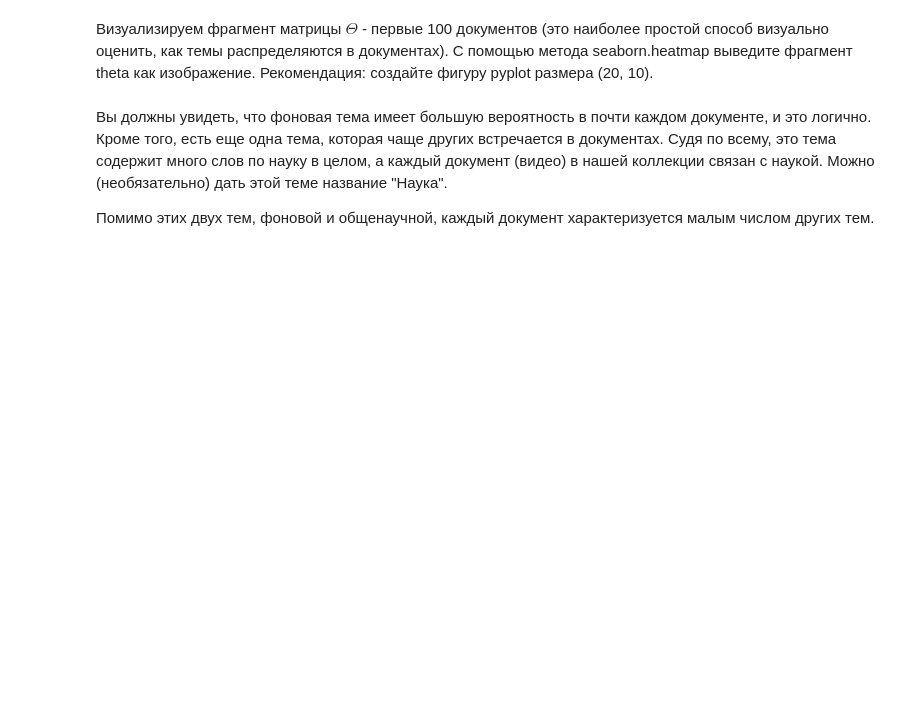
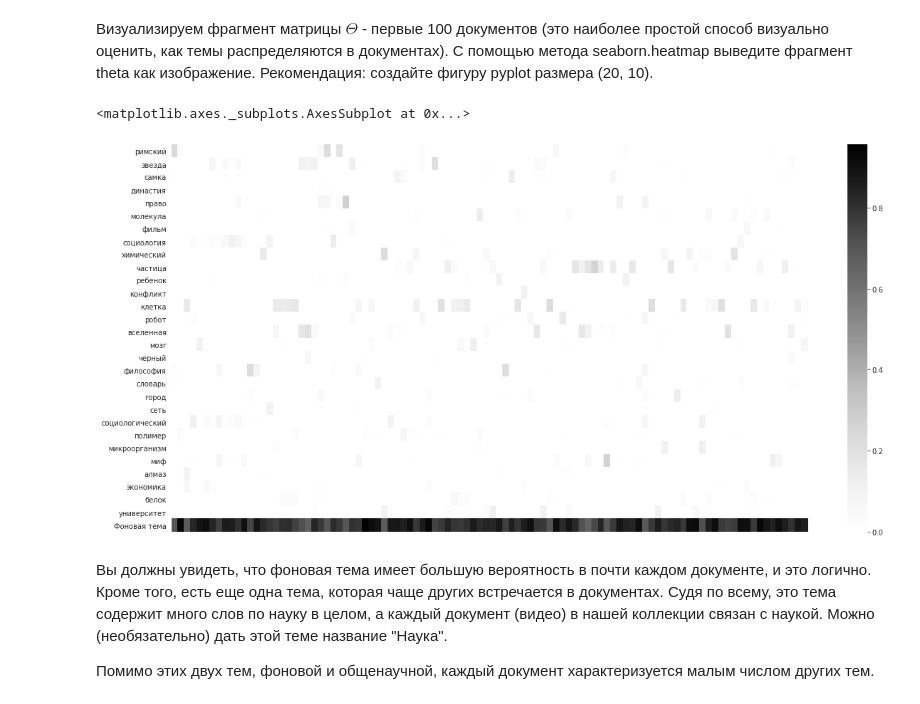
Before and after one commit to heorhii-bolotov/Python-Projects, a Jupyter notebook: CourseraML3/W4T2.ipynb, the cells around one changed output. Cells and saved outputs as stored; diff of their text form; code cells hidden in the pictures; blank space fills up the shorter version.

```diff
--- a/CourseraML3/W4T2.ipynb
+++ b/CourseraML3/W4T2.ipynb
@@ -67,3 +107,5 @@ topic_names=["sbj"+str(i) for i in range(T-1)]+["bcg"]
 Выполните еще 15 проходов по коллекции.
 # %%
 # Ваш код
+%%time
+model_artm.fit_offline(batch_vectorizer=batch_vectorizer, num_collection_passes=15)
@@ -75,0 +125,5 @@ topic_names=["sbj"+str(i) for i in range(T-1)]+["bcg"]
+# %%
+tlt, alt = model_artm.score_tracker['text_toptokenscore'].last_tokens, model_artm.score_tracker['author_toptokenscore'].last_tokens
+
+for topic_name, text_tokens, author_tokens in zip(tlt.keys(), tlt.values(), alt.values()):
+  print(f'{topic_name}: \nText: {text_tokens}\nAuthors: {author_tokens}\n')
@@ -84,7 +156,7 @@ topic_names=["sbj"+str(i) for i in range(T-1)]+["bcg"]
 
 Дайте названия 29 предметным темам. Если вы не знаете, как назвать тему, назовите ее первым встретившимся в ней существительным, хотя при таком подходе навигатор будет менее информативным. Из названий тем составьте список из 29 строк и запишите го в переменную sbj_topic_labels. В переменной topic_labels будут храниться названия всех тем, включая фоновую.
 # %%
-sbj_topic_labels = []   # запишите названия тем в список
+sbj_topic_labels = [text_tokens[0] for text_tokens in list(tlt.values())[:-1]]   # запишите названия тем в список
 topic_labels = sbj_topic_labels + ["Фоновая тема"]
 # %% [markdown]
 ##### Анализ тем
@@ -94,3 +166,4 @@ topic_labels = sbj_topic_labels + ["Фоновая тема"]
 # %%
 model_artm.theta_columns_naming = "title" # включает именование столбцов Theta их названиями-ссылками, а не внутренними id
 # Ваш код
+theta, phi_a = model_artm.get_theta(), model_artm.get_phi(class_ids='author')
@@ -101,3 +209,10 @@ model_artm.theta_columns_naming = "title" # включает именовани
+# %%
+# Ваш код
+plt.figure(figsize=(20, 10))
+sbs.heatmap(theta.iloc[:, :100], cmap='Greys', xticklabels=False, yticklabels=topic_labels)
+# %% [output]
+<matplotlib.axes._subplots.AxesSubplot at 0x...>
+[figure, added]
 # %% [markdown]
 Вы должны увидеть, что фоновая тема имеет большую вероятность в почти каждом документе, и это логично. Кроме того, есть еще одна тема, которая чаще других встречается в документах. Судя по всему, это тема содержит много слов по науку в целом, а каждый документ (видео) в нашей коллекции связан с наукой. Можно (необязательно) дать этой теме название "Наука".
 
```
Also changed, not shown: parts of 52 cells of this notebook.
